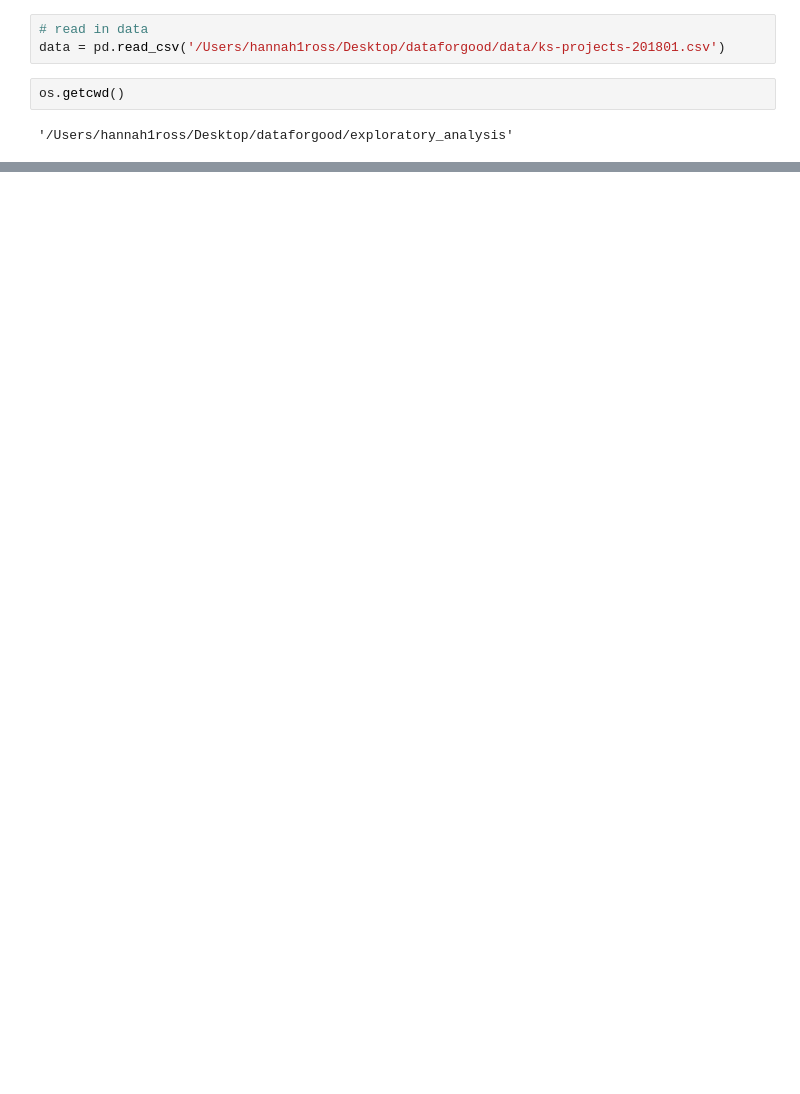
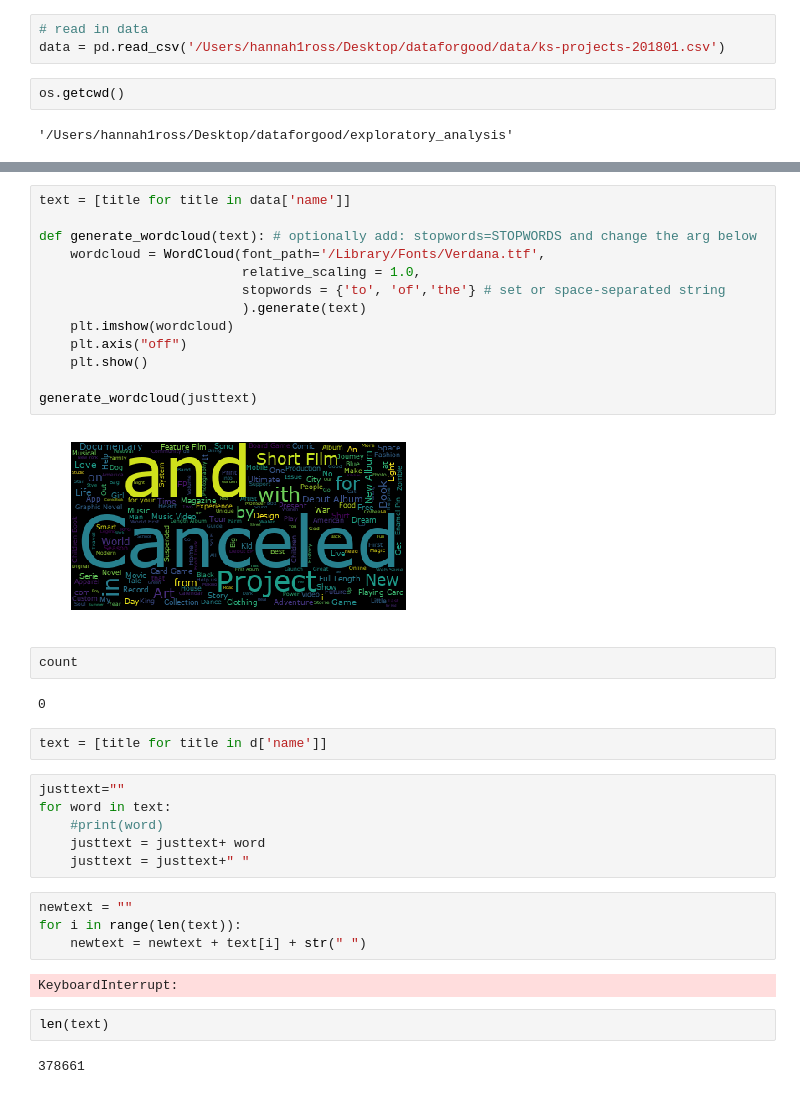
Before and after one commit to hannah-ross/dataforgood, a Jupyter notebook: exploratory_analysis/exploring_Hannah.ipynb, the cells around one changed output, grey strips where cells are left out. Cells and saved outputs as stored; diff of their text form; blank space fills up the shorter version.

```diff
--- a/exploratory_analysis/exploring_Hannah.ipynb
+++ b/exploratory_analysis/exploring_Hannah.ipynb
@@ -11,0 +23,37 @@ os.getcwd()
+# %%
+text = [title for title in data['name']]
+
+def generate_wordcloud(text): # optionally add: stopwords=STOPWORDS and change the arg below
+    wordcloud = WordCloud(font_path='/Library/Fonts/Verdana.ttf',
+                          relative_scaling = 1.0,
+                          stopwords = {'to', 'of','the'} # set or space-separated string
+                          ).generate(text)
+    plt.imshow(wordcloud)
+    plt.axis("off")
+    plt.show()
+
+generate_wordcloud(justtext)
+# %% [output]
+[figure, added]
+# %%
+count
+# %% [output]
+0
+# %%
+text = [title for title in d['name']]
+# %%
+justtext=""
+for word in text:
+    #print(word)
+    justtext = justtext+ word
+    justtext = justtext+" "
+# %%
+newtext = ""
+for i in range(len(text)):
+    newtext = newtext + text[i] + str(" ")
+# %% [output]
+KeyboardInterrupt:
+# %%
+len(text)
+# %% [output]
+378661
```
Also changed, not shown: parts of 47 cells of this notebook.
